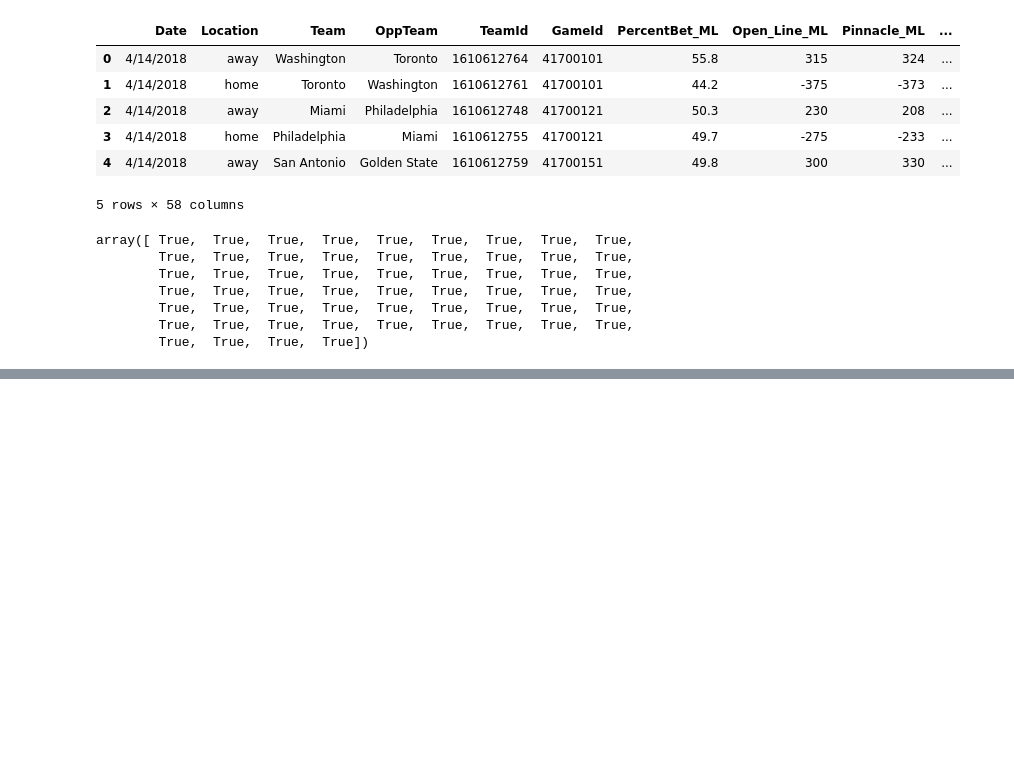
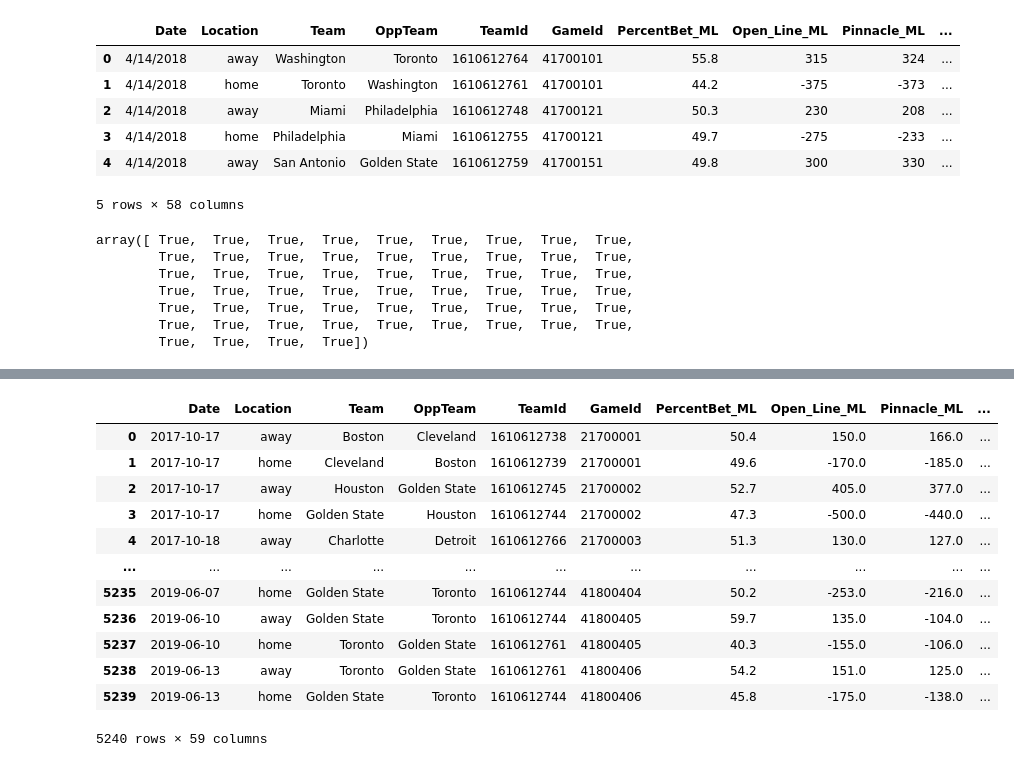
Before and after one commit to kyle-rgb/NBA_Sportsbook_Project, a Jupyter notebook: notebooks/Transforming_Stage.ipynb, the cells around one changed output, grey strips where cells are left out. Saved outputs shown, nothing was run; the diff lists cells and outputs as text; code cells hidden in the pictures; blank space fills up the shorter version.

Commit message:
Added All Available Data Before New Branch

```diff
--- a/notebooks/Transforming_Stage.ipynb
+++ b/notebooks/Transforming_Stage.ipynb
@@ -393,3 +409,6 @@ full_odds_df.to_csv("../data/interim/vegas_data.csv")
     # I did this first so we could have additional information about the gambling markets to compare to the model we will create (i.e.: A baseline to compare our error to the true market error for each game)
 
     # So once I get this data to a game by game configuration, I will able to match it with our current game information and start the model building process.
+# %%
+g_by_g_df = pd.read_csv("../data/interim/game_by_game_stats.csv")
+full_odds_df = pd.read_csv("../data/interim/vegas_data.csv")
@@ -395,0 +442,18 @@ full_odds_df.to_csv("../data/interim/vegas_data.csv")
+# %%
+full_odds_df = full_odds_df.drop("Unnamed: 0", 1)
+# %%
+full_odds_df.sort_values("GameId")
+# %% [output]
+|  | Date | Location | Team | OppTeam | TeamId | GameId | PercentBet_ML | Open_Line_ML | Pinnacle_ML | ... |
+| 0 | 2017-10-17 | away | Boston | Cleveland | 1610612738 | 21700001 | 50.4 | 150.0 | 166.0 | ... |
+| 1 | 2017-10-17 | home | Cleveland | Boston | 1610612739 | 21700001 | 49.6 | -170.0 | -185.0 | ... |
+| 2 | 2017-10-17 | away | Houston | Golden State | 1610612745 | 21700002 | 52.7 | 405.0 | 377.0 | ... |
+| 3 | 2017-10-17 | home | Golden State | Houston | 1610612744 | 21700002 | 47.3 | -500.0 | -440.0 | ... |
+| 4 | 2017-10-18 | away | Charlotte | Detroit | 1610612766 | 21700003 | 51.3 | 130.0 | 127.0 | ... |
+| ... | ... | ... | ... | ... | ... | ... | ... | ... | ... | ... |
+| 5235 | 2019-06-07 | home | Golden State | Toronto | 1610612744 | 41800404 | 50.2 | -253.0 | -216.0 | ... |
+| 5236 | 2019-06-10 | away | Golden State | Toronto | 1610612744 | 41800405 | 59.7 | 135.0 | -104.0 | ... |
+| 5237 | 2019-06-10 | home | Toronto | Golden State | 1610612761 | 41800405 | 40.3 | -155.0 | -106.0 | ... |
+| 5238 | 2019-06-13 | away | Toronto | Golden State | 1610612761 | 41800406 | 54.2 | 151.0 | 125.0 | ... |
+| 5239 | 2019-06-13 | home | Golden State | Toronto | 1610612744 | 41800406 | 45.8 | -175.0 | -138.0 | ... |
+5240 rows × 59 columns
```
Also changed, not shown: parts of 16 cells of this notebook, 8 other files.
